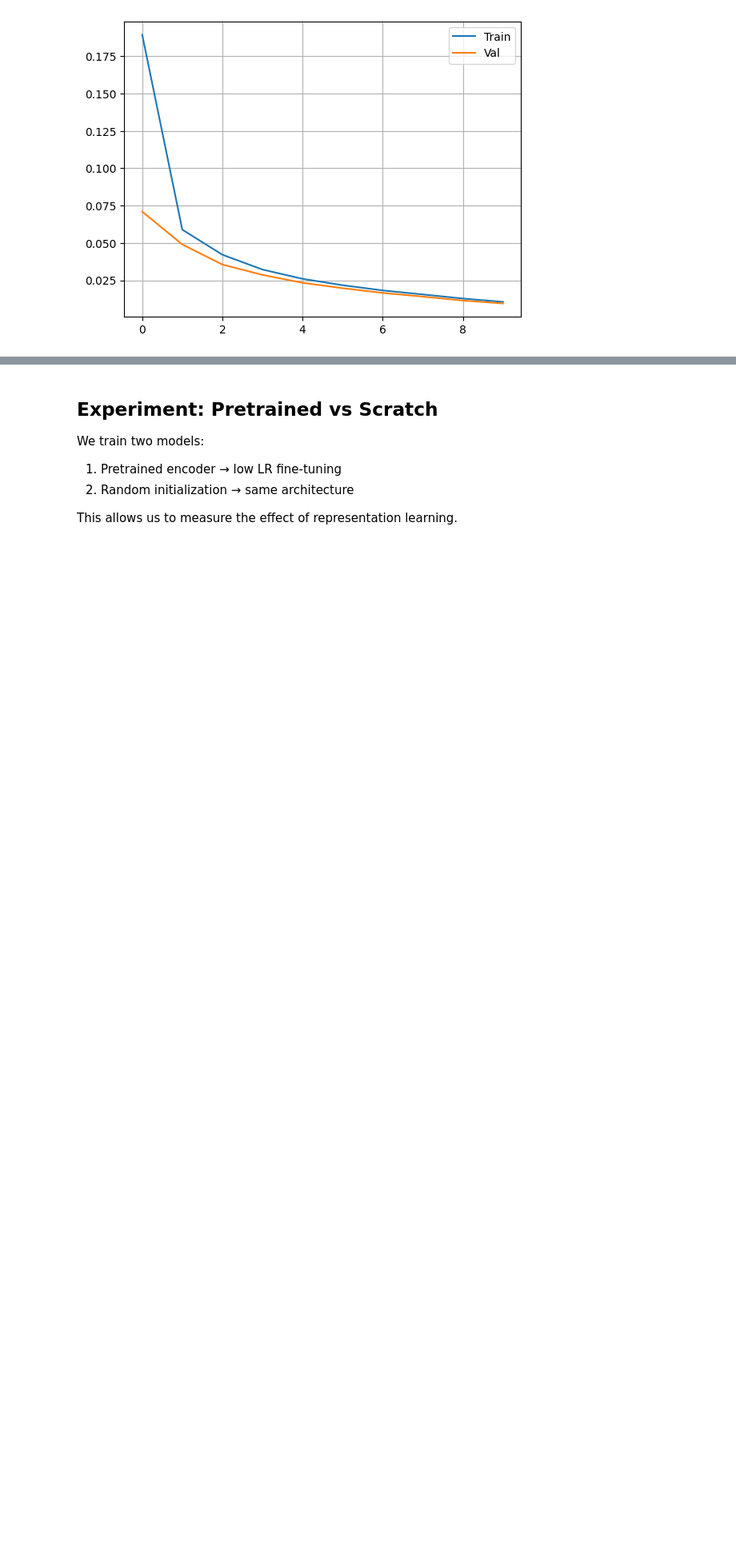
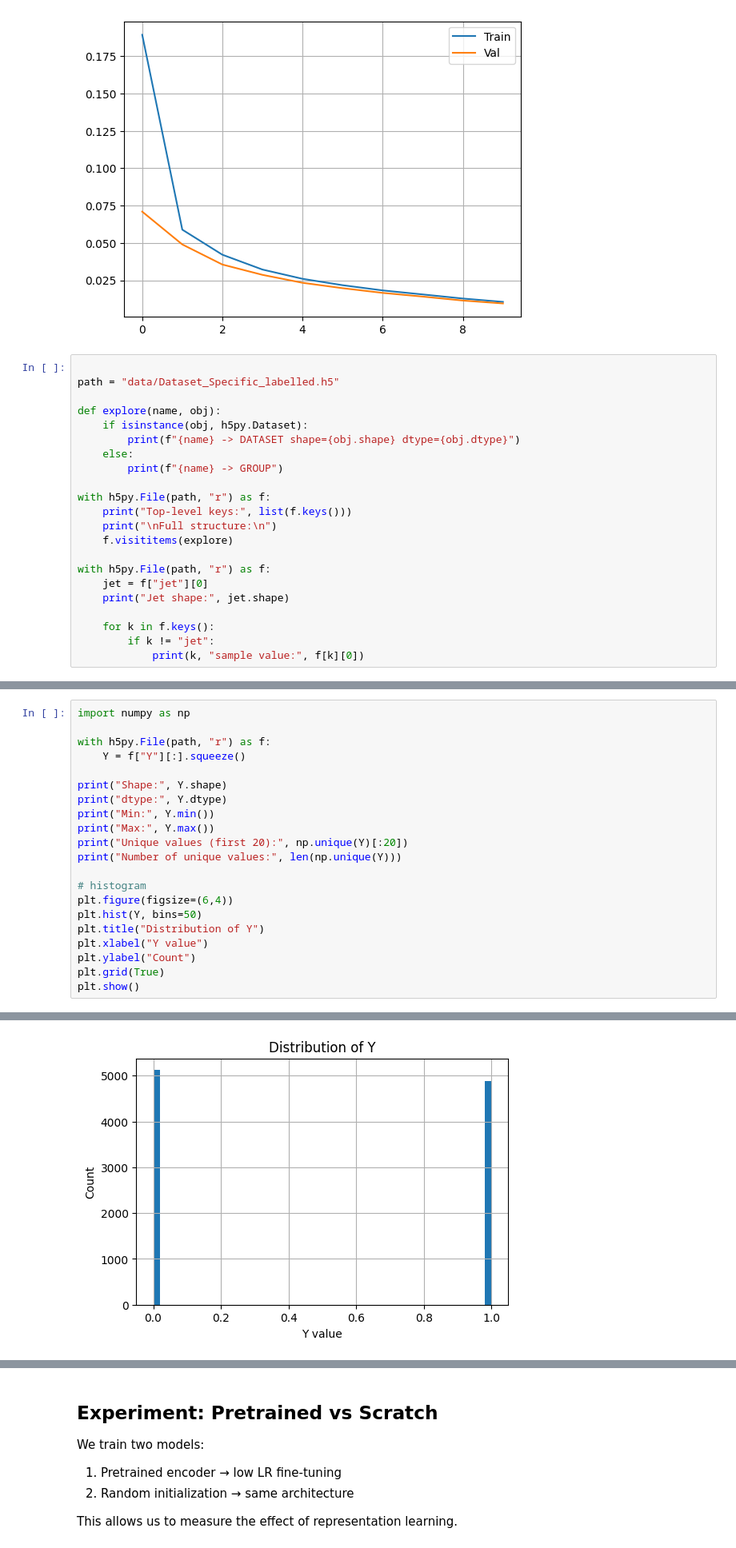
Before and after one commit to Sanchay117/GSOC_2026_ML4SCI_Vision_Transformer_Test, a Jupyter notebook: model.ipynb, the cells around one changed output, grey strips where cells are left out. Shown at 80% size. Drawn from its saved outputs; the diff is of its cells as text; blank space fills up the shorter version.

Commit message:
first run done

```diff
--- a/model.ipynb
+++ b/model.ipynb
@@ -387,3 +387,25 @@ Epoch 8: Train=0.0155 | Val=0.0141
 Epoch 9: Train=0.0128 | Val=0.0115
 Epoch 10: Train=0.0106 | Val=0.0095
 [figure]
+# %%
+
+path = "data/Dataset_Specific_labelled.h5"
+
+def explore(name, obj):
+    if isinstance(obj, h5py.Dataset):
+        print(f"{name} -> DATASET shape={obj.shape} dtype={obj.dtype}")
+    else:
+        print(f"{name} -> GROUP")
+
+with h5py.File(path, "r") as f:
+    print("Top-level keys:", list(f.keys()))
+    print("\nFull structure:\n")
+    f.visititems(explore)
+
+with h5py.File(path, "r") as f:
+    jet = f["jet"][0]
+    print("Jet shape:", jet.shape)
+
+    for k in f.keys():
+        if k != "jet":
+            print(k, "sample value:", f[k][0])
@@ -389,0 +421,22 @@ Epoch 10: Train=0.0106 | Val=0.0095
+# %%
+import numpy as np
+
+with h5py.File(path, "r") as f:
+    Y = f["Y"][:].squeeze()
+
+print("Shape:", Y.shape)
+print("dtype:", Y.dtype)
+print("Min:", Y.min())
+print("Max:", Y.max())
+print("Unique values (first 20):", np.unique(Y)[:20])
+print("Number of unique values:", len(np.unique(Y)))
+
+# histogram
+plt.figure(figsize=(6,4))
+plt.hist(Y, bins=50)
+plt.title("Distribution of Y")
+plt.xlabel("Y value")
+plt.ylabel("Count")
+plt.grid(True)
+plt.show()
+# %% [output]
@@ -390 +449,2 @@ Epoch 10: Train=0.0106 | Val=0.0095
+[figure, added]
 # %% [markdown]
```
Also changed, not shown: parts of 7 cells of this notebook.
